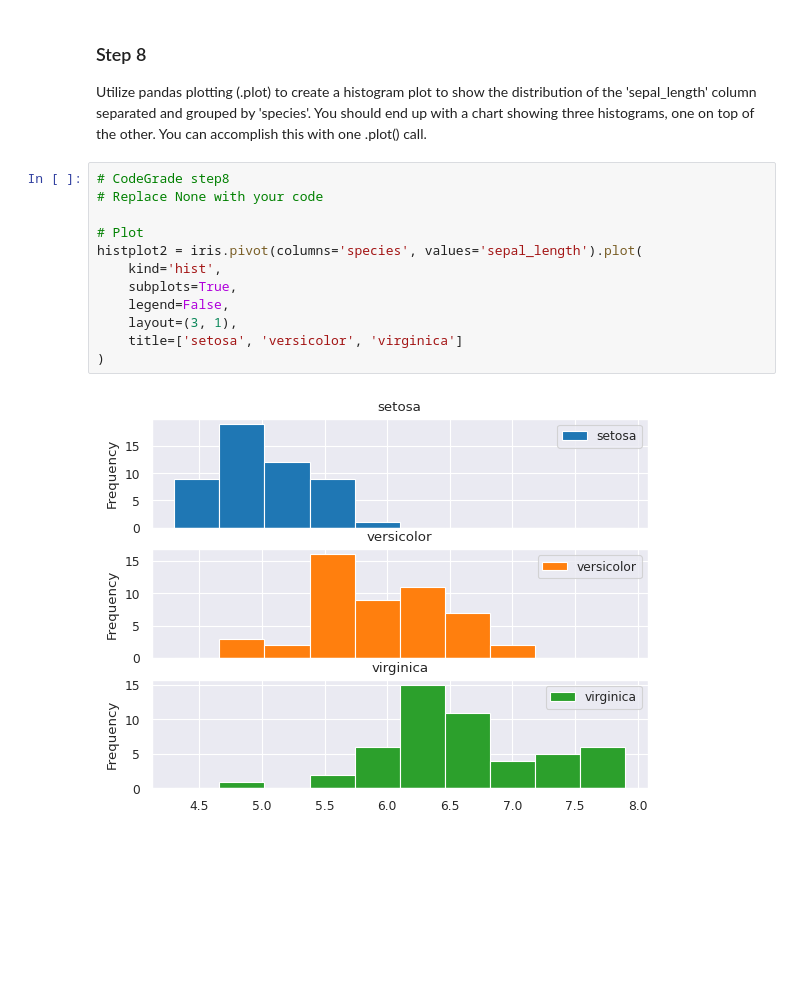
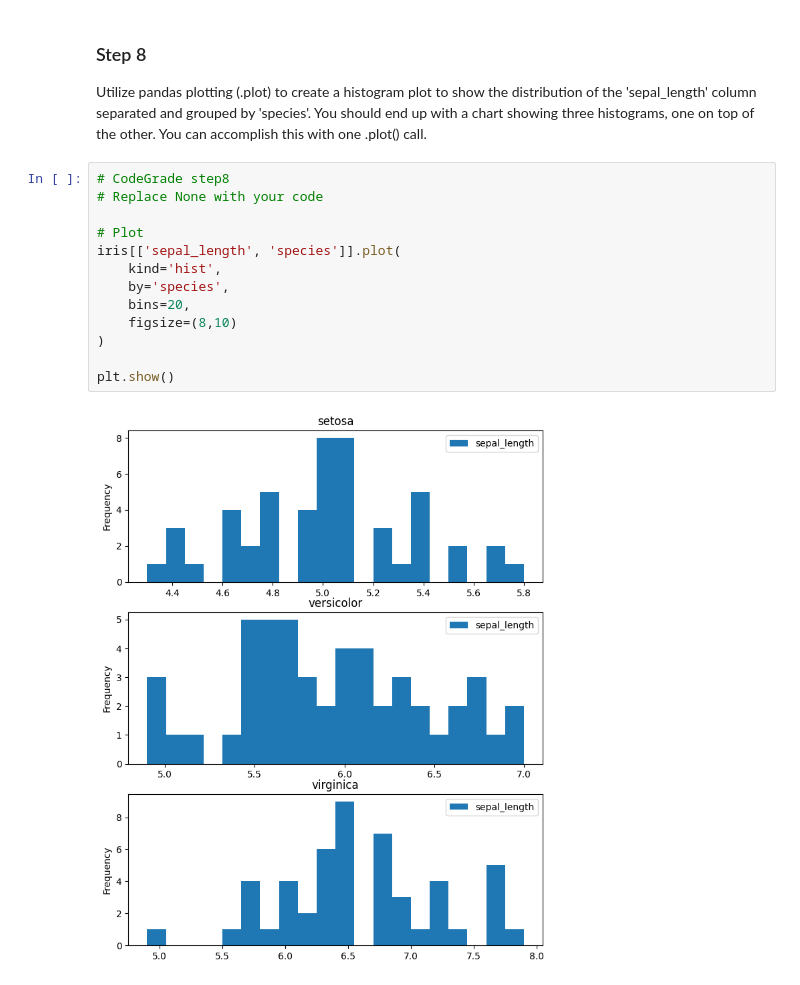
Before and after one commit to drivernf/DS_Course0_Week1_Module6_SeabornPandas, a Jupyter notebook: SeabornPandas.ipynb, the cells around one changed output. Saved outputs shown, nothing was run; the diff lists cells and outputs as text; blank space fills up the shorter version.

```diff
--- a/SeabornPandas.ipynb
+++ b/SeabornPandas.ipynb
@@ -237,14 +237,15 @@ Utilize pandas plotting (.plot) to create a histogram plot to show the distribut
 # %%
 # CodeGrade step8
 # Replace None with your code
 
 # Plot
-histplot2 = iris.pivot(columns='species', values='sepal_length').plot(
+iris[['sepal_length', 'species']].plot(
     kind='hist',
-    subplots=True,
-    legend=False,
-    layout=(3, 1),
-    title=['setosa', 'versicolor', 'virginica']
+    by='species',
+    bins=20,
+    figsize=(8,10)
 )
+
+plt.show()
 # %% [output]
-[figure, old version]
+[figure, new version]
```
Also changed, not shown: parts of 1 cell of this notebook.
